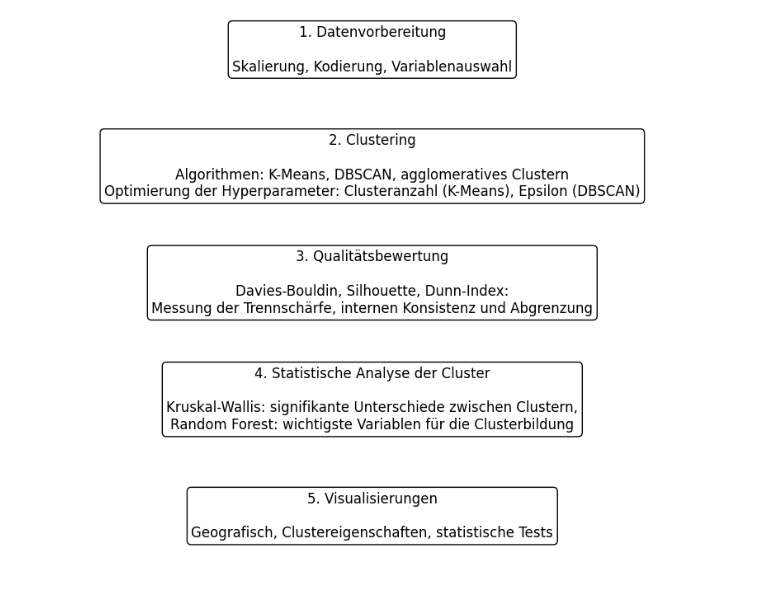
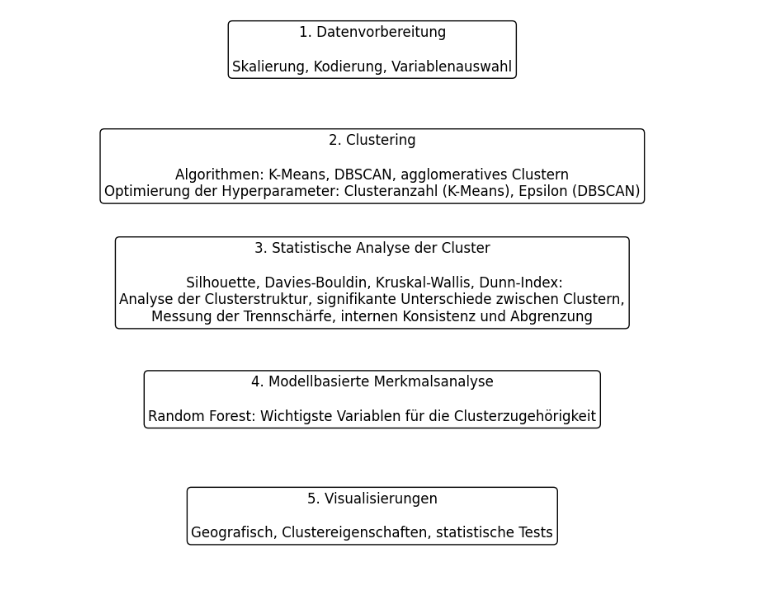
Before and after one commit to ifodor/Verkehrsunfallanalyse, a Jupyter notebook: Datenvorbereitung_EDA/notebooks/04_Prozessübersicht.ipynb, the cells around one changed output. Saved outputs shown, nothing was run; the diff lists cells and outputs as text; code cells hidden in the pictures.

```diff
--- a/Datenvorbereitung_EDA/notebooks/04_Prozessübersicht.ipynb
+++ b/Datenvorbereitung_EDA/notebooks/04_Prozessübersicht.ipynb
@@ -12,8 +12,8 @@ import numpy as np
 # -------------------------------------
 labels = [
     '5. Visualisierungen\n\nGeografisch, Clustereigenschaften, statistische Tests',
-    '4. Statistische Analyse der Cluster\n\nKruskal-Wallis: signifikante Unterschiede zwischen Clustern,\nRandom Forest: wichtigste Variablen für die Clusterbildung',
-    '3. Qualitätsbewertung\n\nDavies-Bouldin, Silhouette, Dunn-Index:\nMessung der Trennschärfe, internen Konsistenz und Abgrenzung',
+    '4. Modellbasierte Merkmalsanalyse\n\nRandom Forest: Wichtigste Variablen für die Clusterzugehörigkeit',
+    '3. Statistische Analyse der Cluster\n\n Silhouette, Davies-Bouldin, Kruskal-Wallis, Dunn-Index:\nAnalyse der Clusterstruktur, signifikante Unterschiede zwischen Clustern,\nMessung der Trennschärfe, internen Konsistenz und Abgrenzung',
     '2. Clustering\n\nAlgorithmen: K-Means, DBSCAN, agglomeratives Clustern\nOptimierung der Hyperparameter: Clusteranzahl (K-Means), Epsilon (DBSCAN)',
     '1. Datenvorbereitung\n\nSkalierung, Kodierung, Variablenauswahl'
 ]
@@ -27,31 +27,31 @@ fig, ax = plt.subplots(figsize=(7, 7))  # Plot-Größe
 y_pos = np.linspace(0, len(labels) - 0.5, len(labels))
 
 # -------------------------------------
 # 3. Rechteckige Textboxen zeichnen
 # -------------------------------------
 for i, (label, y) in enumerate(zip(labels, y_pos)):
     ax.text(
         0.5, y, label,
         ha='center', va='center', fontsize=12,
         bbox=dict(facecolor='white', edgecolor='black', boxstyle='round,pad=0.3')
     )
 
 # -------------------------------------
 # 4. Formatierung der Achsen
 # -------------------------------------
 ax.set_xlim(-1.5, 1.5)  # Breite des Plots
 ax.set_ylim(-0.5, len(labels) - 0.5)  # Höhe des Plots
 ax.set_aspect('equal')  # Gleiches Seitenverhältnis (quadratisch)
 # ax.set_title('Methodisches Vorgehen zur Clusteranalyse', fontsize=16)  # Optionaler Titel
 
 # Achsenbeschriftungen und Rahmen ausblenden
 ax.axis('off')
 
 # -------------------------------------
 # 5. Exportieren der Grafik
 # -------------------------------------
 plt.tight_layout(pad=1.5)  # Weniger Padding für engeres Layout
 plt.savefig("output/plots/Prozessübersicht.png", dpi=100)
 plt.show()
 # %% [output]
-[figure, old version]
+[figure, new version]
```
